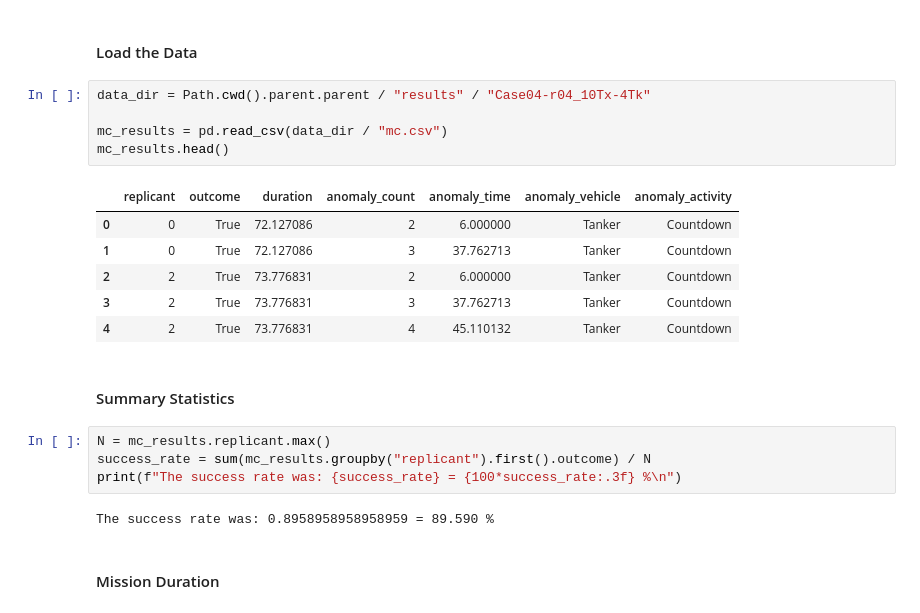
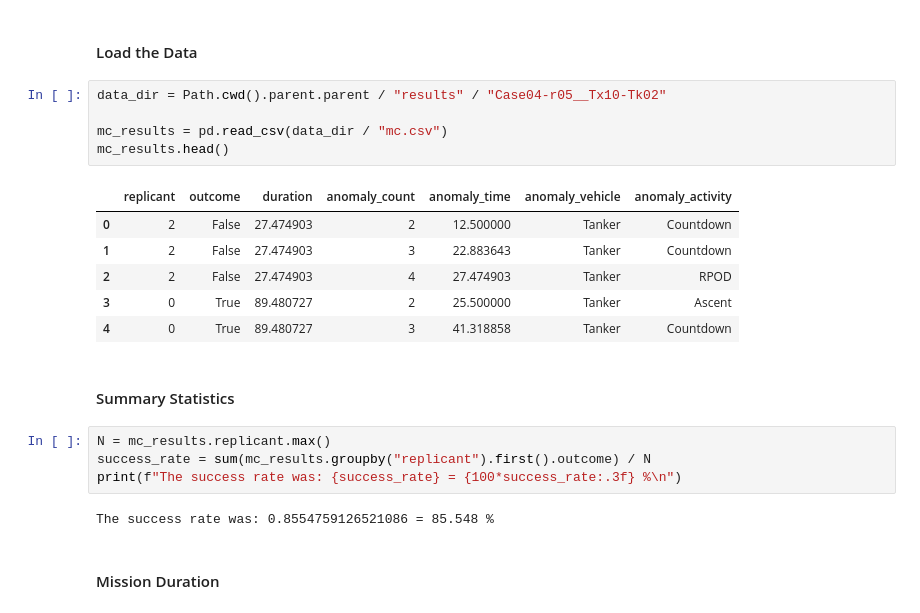
Before and after one commit to edhschen/space_mission_des, a Jupyter notebook: SpaceMissionDES/analysis/viz_monte_carlo.ipynb, the cells around one changed output. Cells and saved outputs as stored; diff of their text form.

```diff
--- a/SpaceMissionDES/analysis/viz_monte_carlo.ipynb
+++ b/SpaceMissionDES/analysis/viz_monte_carlo.ipynb
@@ -10,17 +12,17 @@ PosixPath('/Users/ben/Developer/SpaceMissionDES/SpaceMissionDES/analysis')
 # %% [markdown]
 #### Load the Data
 # %%
-data_dir = Path.cwd().parent.parent / "results" / "Case04-r04_10Tx-4Tk"
+data_dir = Path.cwd().parent.parent / "results" / "Case04-r05__Tx10-Tk02"
 
 mc_results = pd.read_csv(data_dir / "mc.csv")
 mc_results.head()
 # %% [output]
 |  | replicant | outcome | duration | anomaly_count | anomaly_time | anomaly_vehicle | anomaly_activity |
-| 0 | 0 | True | 72.127086 | 2 | 6.000000 | Tanker | Countdown |
-| 1 | 0 | True | 72.127086 | 3 | 37.762713 | Tanker | Countdown |
-| 2 | 2 | True | 73.776831 | 2 | 6.000000 | Tanker | Countdown |
-| 3 | 2 | True | 73.776831 | 3 | 37.762713 | Tanker | Countdown |
-| 4 | 2 | True | 73.776831 | 4 | 45.110132 | Tanker | Countdown |
+| 0 | 2 | False | 27.474903 | 2 | 12.500000 | Tanker | Countdown |
+| 1 | 2 | False | 27.474903 | 3 | 22.883643 | Tanker | Countdown |
+| 2 | 2 | False | 27.474903 | 4 | 27.474903 | Tanker | RPOD |
+| 3 | 0 | True | 89.480727 | 2 | 25.500000 | Tanker | Ascent |
+| 4 | 0 | True | 89.480727 | 3 | 41.318858 | Tanker | Countdown |
 # %% [markdown]
 #### Summary Statistics
 # %%
@@ -28,7 +30,7 @@ N = mc_results.replicant.max()
 success_rate = sum(mc_results.groupby("replicant").first().outcome) / N
 print(f"The success rate was: {success_rate} = {100*success_rate:.3f} %\n")
 # %% [output]
-The success rate was: 0.8958958958958959 = 89.590 %
+The success rate was: 0.8554759126521086 = 85.548 %
 # %% [markdown]
 #### Mission Duration
 # %%
```
Also changed, not shown: parts of 10 cells of this notebook, 40 other files.
